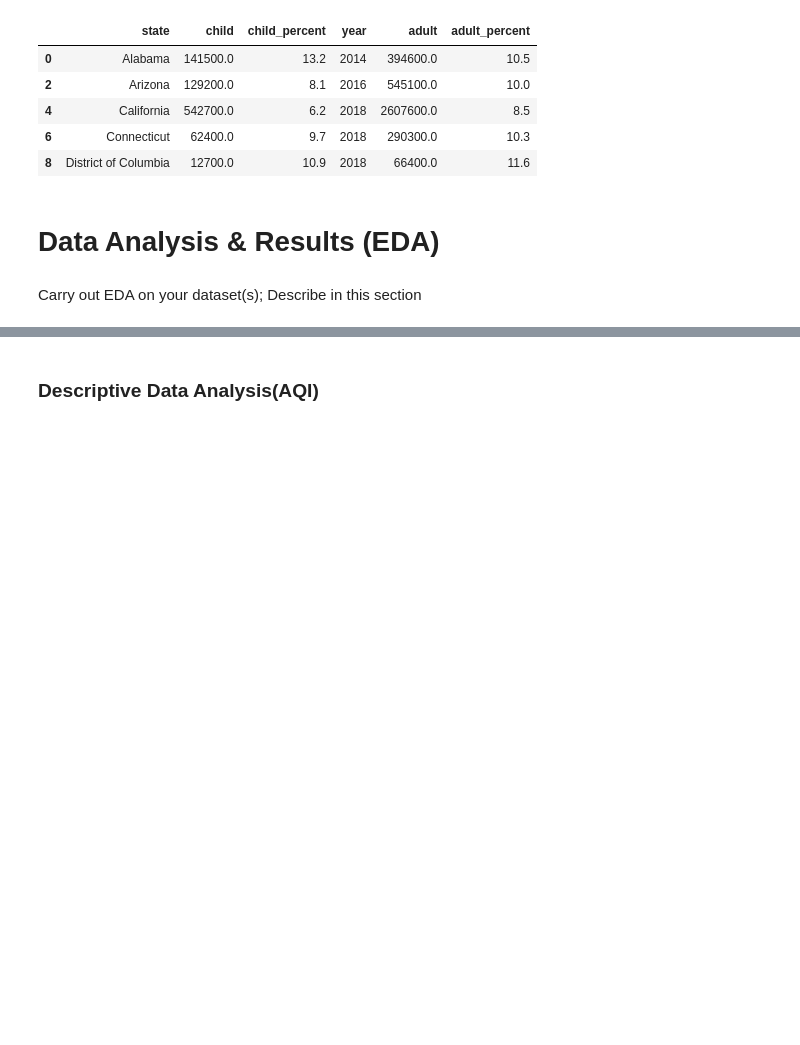
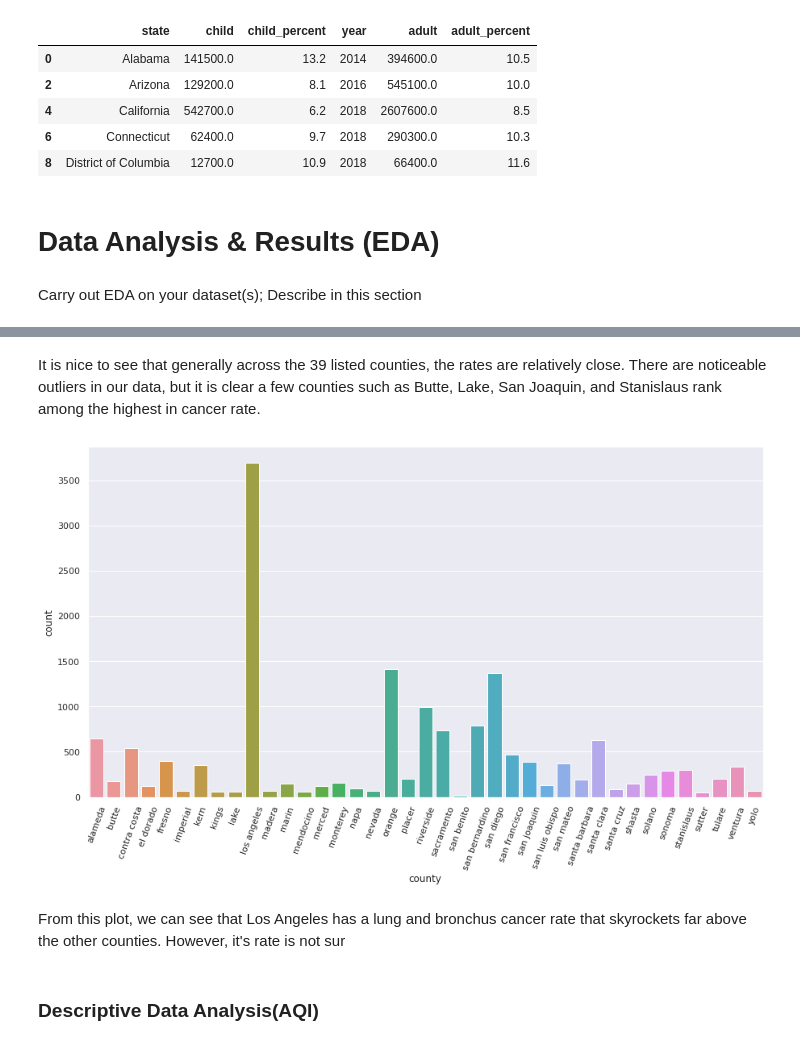
Before and after one commit to tintrungp/COGS108_Repo, a Jupyter notebook: EDACheckpointGroup017Sp22.ipynb, the cells around one changed output, grey strips where cells are left out. Saved outputs shown, nothing was run; the diff lists cells and outputs as text; code cells hidden in the pictures; blank space fills up the shorter version.

```diff
--- a/EDACheckpointGroup017Sp22.ipynb
+++ b/EDACheckpointGroup017Sp22.ipynb
@@ -235,3 +251,13 @@ sns.lineplot(x='year', y= 'adult', data= asthma)
+# %% [markdown]
+It is nice to see that generally across the 39 listed counties, the rates are relatively close. There are noticeable outliers in our data, but it is clear a few counties such as Butte, Lake, San Joaquin, and Stanislaus rank among the highest in cancer rate.
+# %%
+sns.set(rc = {'figure.figsize':(15,8)})
+cc_2010_count_plot = sns.barplot(x ='county',y = 'count', data = county_cancer_2010)
+cc_2010_count_plot.set_xticklabels(county_cancer_2010['county'], rotation = 70);
+# %% [output]
+[figure, added]
+# %% [markdown]
+From this plot, we can see that Los Angeles has a lung and bronchus cancer rate that skyrockets far above the other counties. However, it's rate is not sur
 # %% [markdown]
 ### Descriptive Data Analysis(AQI)
 # %%
```
Also changed, not shown: parts of 15 cells of this notebook.
